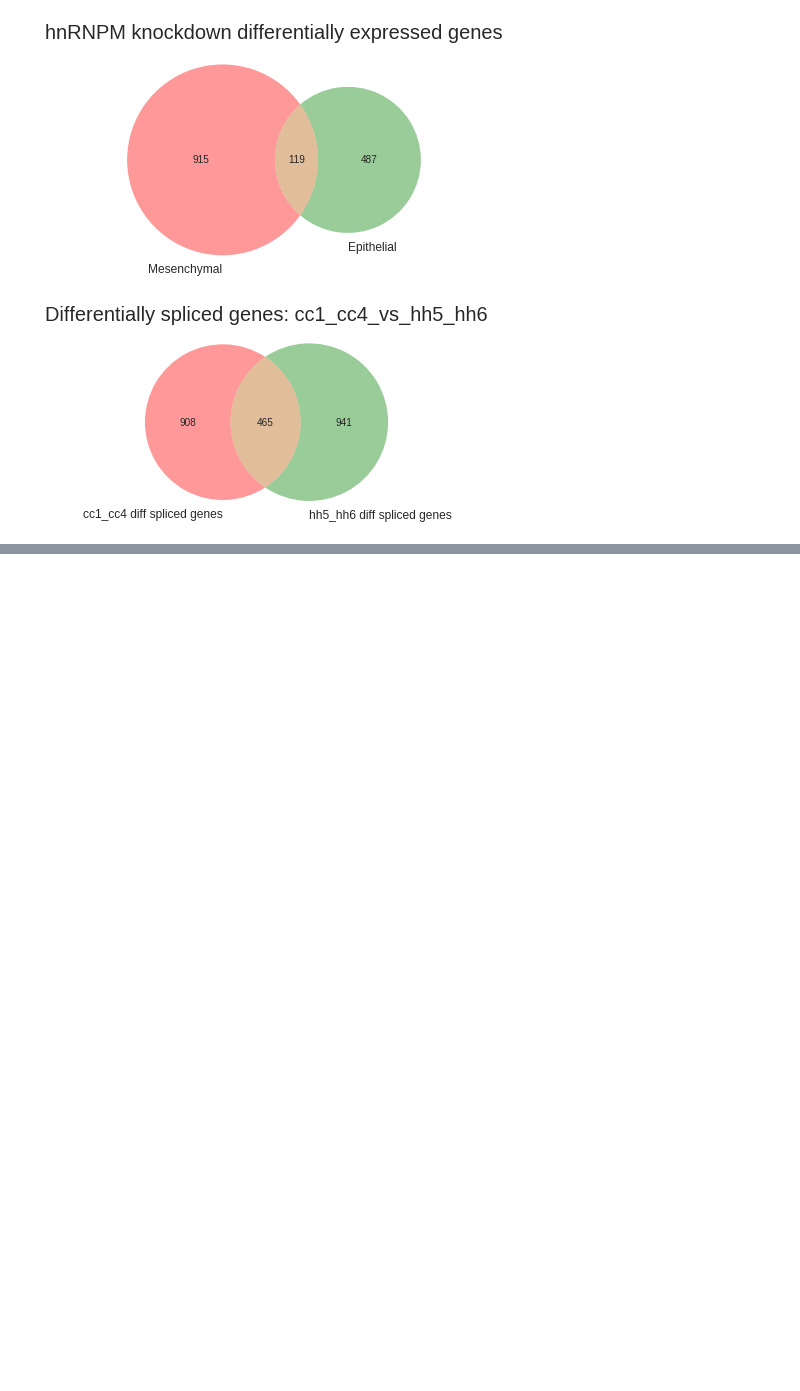
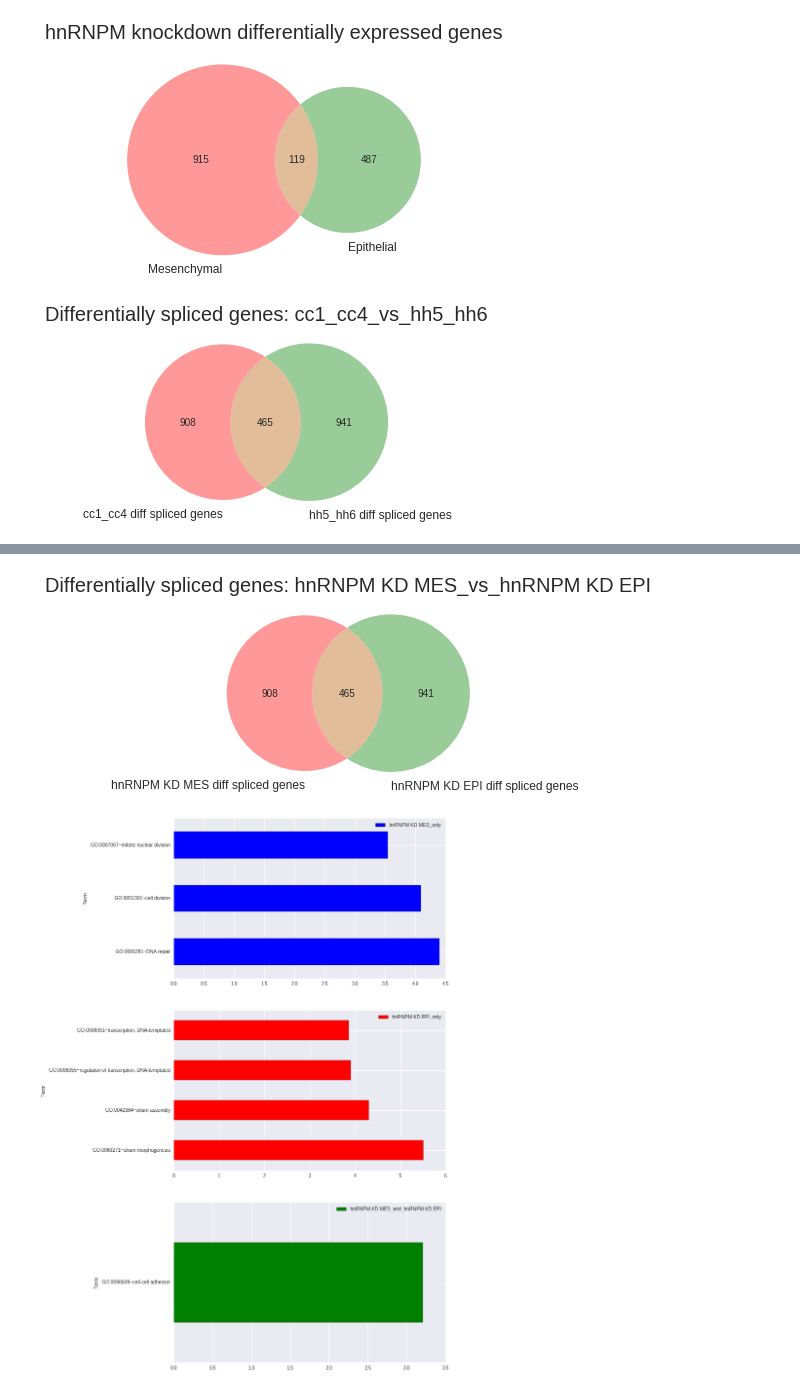
Before and after one commit to seharvey2012/programmatic_analysis, a Jupyter notebook: getting_clipper_to_work/clipper_runs_working_with_individual_rt_stops/master_go_analysis.ipynb, the cells around one changed output, grey strips where cells are left out. Cells and saved outputs as stored; diff of their text form; code cells hidden in the pictures; blank space fills up the shorter version.

```diff
--- a/getting_clipper_to_work/clipper_runs_working_with_individual_rt_stops/master_go_analysis.ipynb
+++ b/getting_clipper_to_work/clipper_runs_working_with_individual_rt_stops/master_go_analysis.ipynb
@@ -407,3 +420,13 @@ sample_1_only = neg_log_p_and_filter_go(cutoff,sample_1_only)
+# %%
+#EPI VS MES SPLICING
+cc1_cc4_splice = 'master_go_analysis/epi_vs_mes_hnM_knockdown_splice_diff_fdr_0.05_dPSI_0.1/cc1_cc4_splice_only.txt'
+hh5_hh6_splice = 'master_go_analysis/epi_vs_mes_hnM_knockdown_splice_diff_fdr_0.05_dPSI_0.1/hh5_hh6_splice_only.txt'
+both_splice = 'master_go_analysis/epi_vs_mes_hnM_knockdown_splice_diff_fdr_0.05_dPSI_0.1/cc1_cc4_hh5_hh6_intersection_splice.txt'
+compare_spliced_and_spliced(cc1_cc4_rMATS_df_filtered,hh5_hh6_rMATS_df_filtered,'hnRNPM KD MES','hnRNPM KD EPI')
+david_bar_graph(cc1_cc4_splice,hh5_hh6_splice,both_splice,'hnRNPM KD MES','hnRNPM KD EPI','GOTERM_BP_DIRECT',1.5)
+# %% [output]
+[figure, added]
+[figure, added]
 # %%
 sample_1_only.head()
 # %% [output]
```
Also changed, not shown: parts of 3 cells of this notebook.
